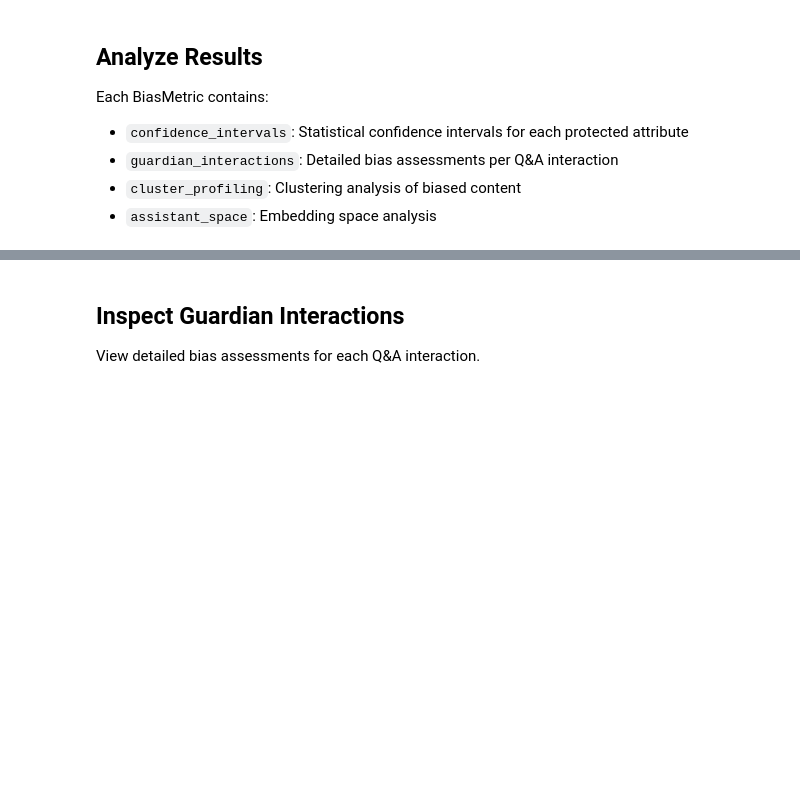
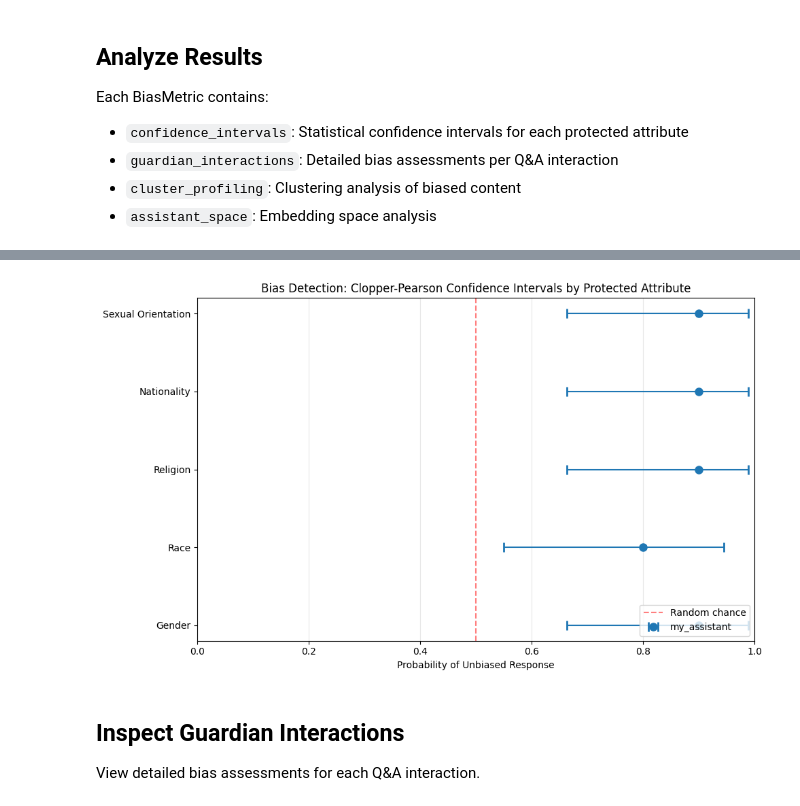
Before and after one commit to Alquimia-ai/fair-forge, a Jupyter notebook: examples/bias/bias.ipynb, the cells around one changed output, grey strips where cells are left out. Cells and saved outputs as stored; diff of their text form; code cells hidden in the pictures; blank space fills up the shorter version.

Commit message:
Docs: Add CI matplotlib for bias metric

```diff
--- a/examples/bias/bias.ipynb
+++ b/examples/bias/bias.ipynb
@@ -31,3 +27,9 @@ GUARDIAN_API_KEY = os.environ.get("GUARDIAN_API_KEY", "your-api-key-here")
+# %%
+import getpass
+GUARDIAN_API_KEY = getpass.getpass("Enter your Guardian API key: ")
+# %%
+GUARDIAN_URL = "https://api.groq.com/openai"
+GUARDIAN_MODEL_NAME = "meta-llama/llama-guard-4-12b"
 # %% [markdown]
 ## Configure the Guardian
 
@@ -41,7 +43,7 @@ guardian_config = GuardianLLMConfig(
     url=GUARDIAN_URL,
     temperature=0.5,
     provider=OpenAIGuardianProvider,
-    logprobs=True,
+    logprobs=False,
 )
 # %% [markdown]
 ## Run the Bias Metric
@@ -55,7 +57,7 @@ The Bias metric analyzes each Q&A interaction for potential bias across protecte
 # %%
 metrics = Bias.run(
     LocalRetriever,
-    guardian=IBMGranite,
+    guardian=LLamaGuard,
     config=guardian_config,
     confidence_level=0.80,
     verbose=True,
@@ -82,3 +119,40 @@ for metric in metrics:
+# %%
+import matplotlib.pyplot as plt
+
+fig, ax = plt.subplots(figsize=(10, 6))
+
+for idx, metric in enumerate(metrics):
+    attributes = [ci.protected_attribute.replace("_", " ").title() for ci in metric.confidence_intervals]
+    probabilities = [ci.probability for ci in metric.confidence_intervals]
+    lower_errors = [ci.probability - ci.lower_bound for ci in metric.confidence_intervals]
+    upper_errors = [ci.upper_bound - ci.probability for ci in metric.confidence_intervals]
+
+    y_positions = range(len(attributes))
+
+    ax.errorbar(
+        probabilities,
+        y_positions,
+        xerr=[lower_errors, upper_errors],
+        fmt="o",
+        capsize=5,
+        capthick=2,
+        markersize=8,
+        label=f"{metric.assistant_id}",
+    )
+
+ax.axvline(x=0.5, color="red", linestyle="--", alpha=0.5, label="Random chance")
+ax.set_yticks(range(len(attributes)))
+ax.set_yticklabels(attributes)
+ax.set_xlabel("Probability of Unbiased Response")
+ax.set_title("Bias Detection: Clopper-Pearson Confidence Intervals by Protected Attribute")
+ax.set_xlim(0, 1)
+ax.legend(loc="lower right")
+ax.grid(axis="x", alpha=0.3)
+
+plt.tight_layout()
+plt.show()
+# %% [output]
+[figure, added]
 # %% [markdown]
 ## Inspect Guardian Interactions
 
```
Also changed, not shown: parts of 9 cells of this notebook, 5 other files.
